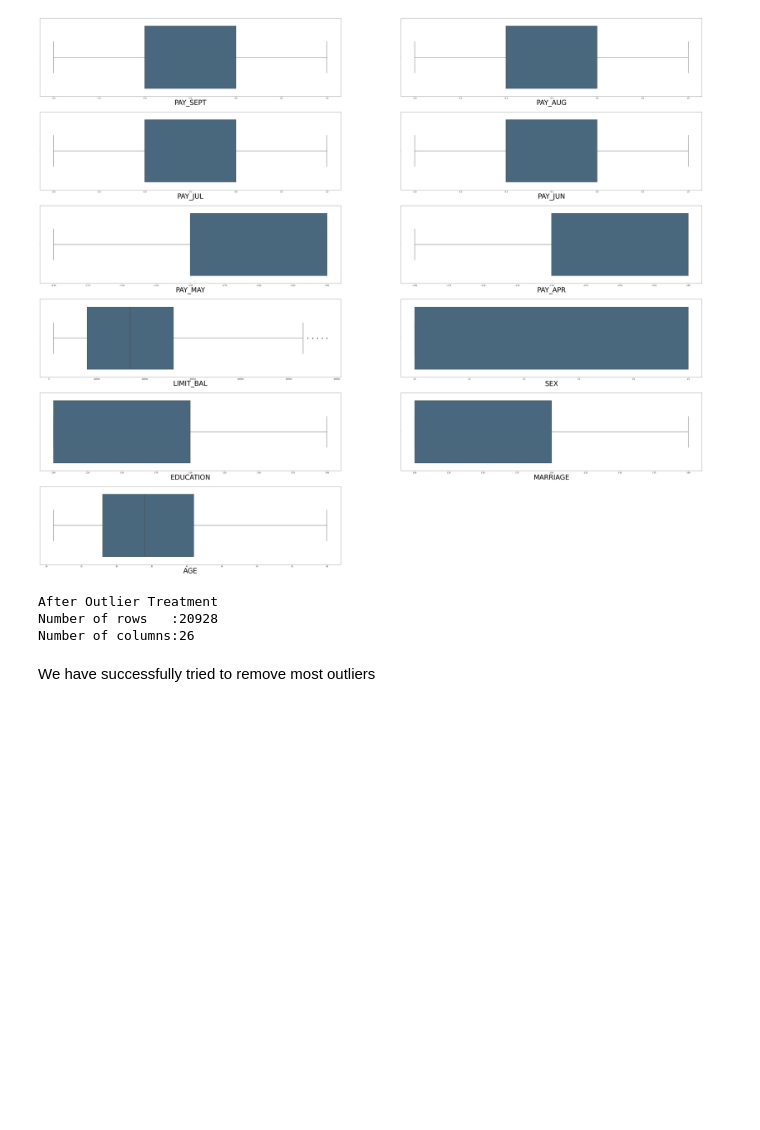
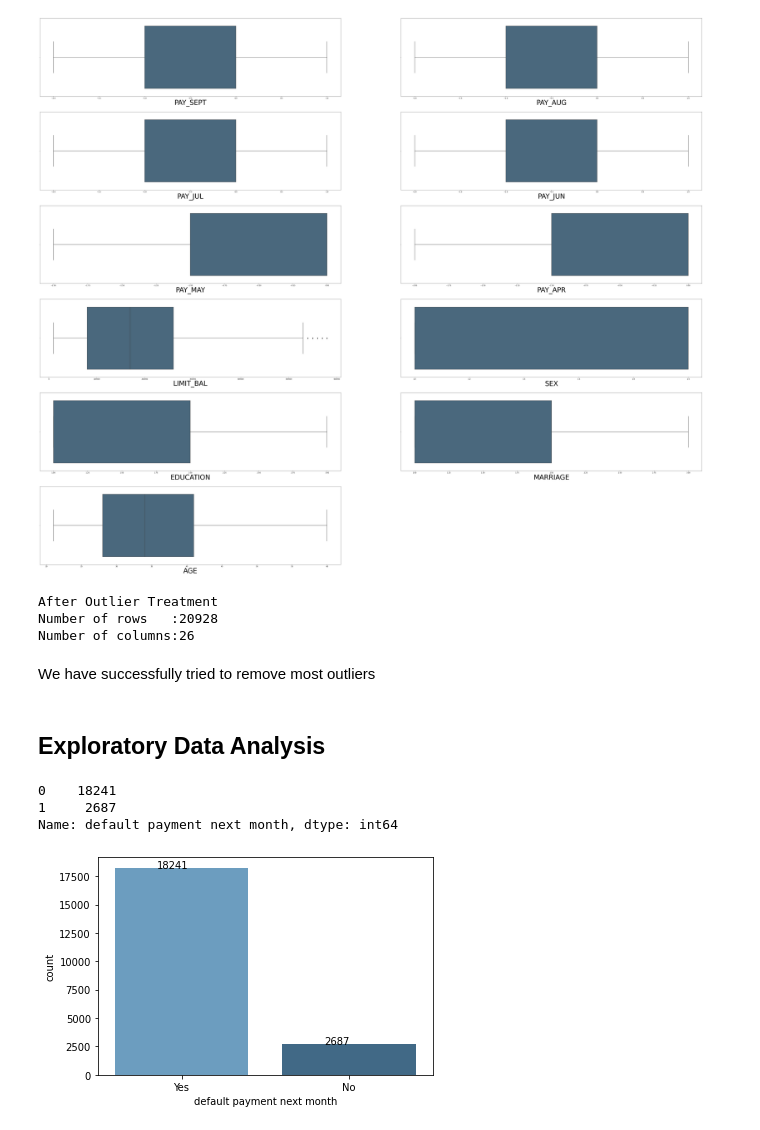
Before and after one commit to RajaChowdhury/Credit-Card-Default-Prediction, a Jupyter notebook: Credit_Card_Default_Prediction_Capstone_Project_Raja_Chowdhury.ipynb, the cells around one changed output. Drawn from its saved outputs; the diff is of its cells as text; code cells hidden in the pictures; blank space fills up the shorter version.

```diff
--- a/Credit_Card_Default_Prediction_Capstone_Project_Raja_Chowdhury.ipynb
+++ b/Credit_Card_Default_Prediction_Capstone_Project_Raja_Chowdhury.ipynb
@@ -254,3 +256,20 @@ Number of rows   :20928
 Number of columns:26
 # %% [markdown]
 We have successfully tried to remove most outliers
+# %% [markdown]
+## Exploratory Data Analysis
+# %%
+# Checking values in dependent variable
+df['default payment next month'].value_counts()
+# %% [output]
+0    18241
+1     2687
+Name: default payment next month, dtype: int64
+# %%
+# Plotting values in dependent variable
+ax=sns.countplot(df['default payment next month'],palette ='Blues_d')
+plt.xticks(rotation=0,ticks=range(2),labels=['Yes','No'])
+for p in ax.patches:
+   ax.annotate('{:.0f}'.format(p.get_height()), (p.get_x()+0.25, p.get_height()+0.01))
+# %% [output]
+[figure, added]
```
Also changed, not shown: parts of 95 cells of this notebook.
